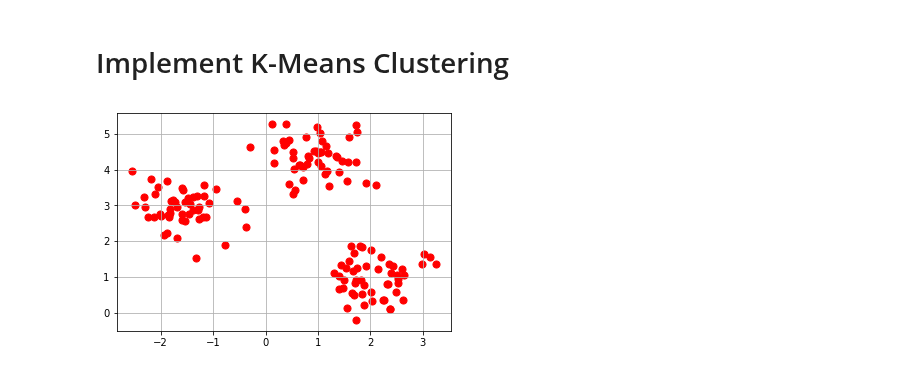
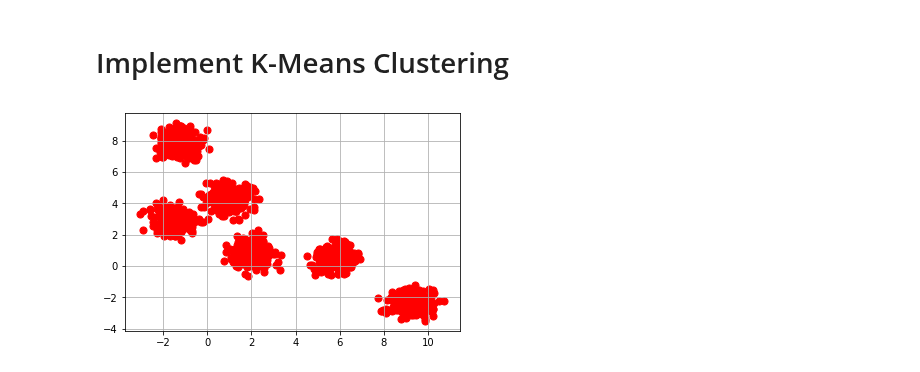
Before and after one commit to dominhhai/mldl, a Jupyter notebook: code/k-means/k-means-sklearn.ipynb, the cells around one changed output. Cells and saved outputs as stored; diff of their text form; code cells hidden in the pictures.

```diff
--- a/code/k-means/k-means-sklearn.ipynb
+++ b/code/k-means/k-means-sklearn.ipynb
@@ -6,19 +6,19 @@ import numpy as np
 import matplotlib.pyplot as plt
 # %%
 # group size
-K = 3
+K = 6
 
 # create random data
 from sklearn.datasets import make_blobs
-X,_ = make_blobs(n_samples=150,
+X,_ = make_blobs(n_samples=1500,
                n_features=2,
                centers=K,
                cluster_std=0.5,
                shuffle=True,
                random_state=0)
 
 # show data
 plt.scatter(X[:,0], X[:,1], c='red', marker='o', s=50)
 plt.grid(); plt.show()
 # %% [output]
-[figure, old version]
+[figure, new version]
```
Also changed, not shown: parts of 4 cells of this notebook.
